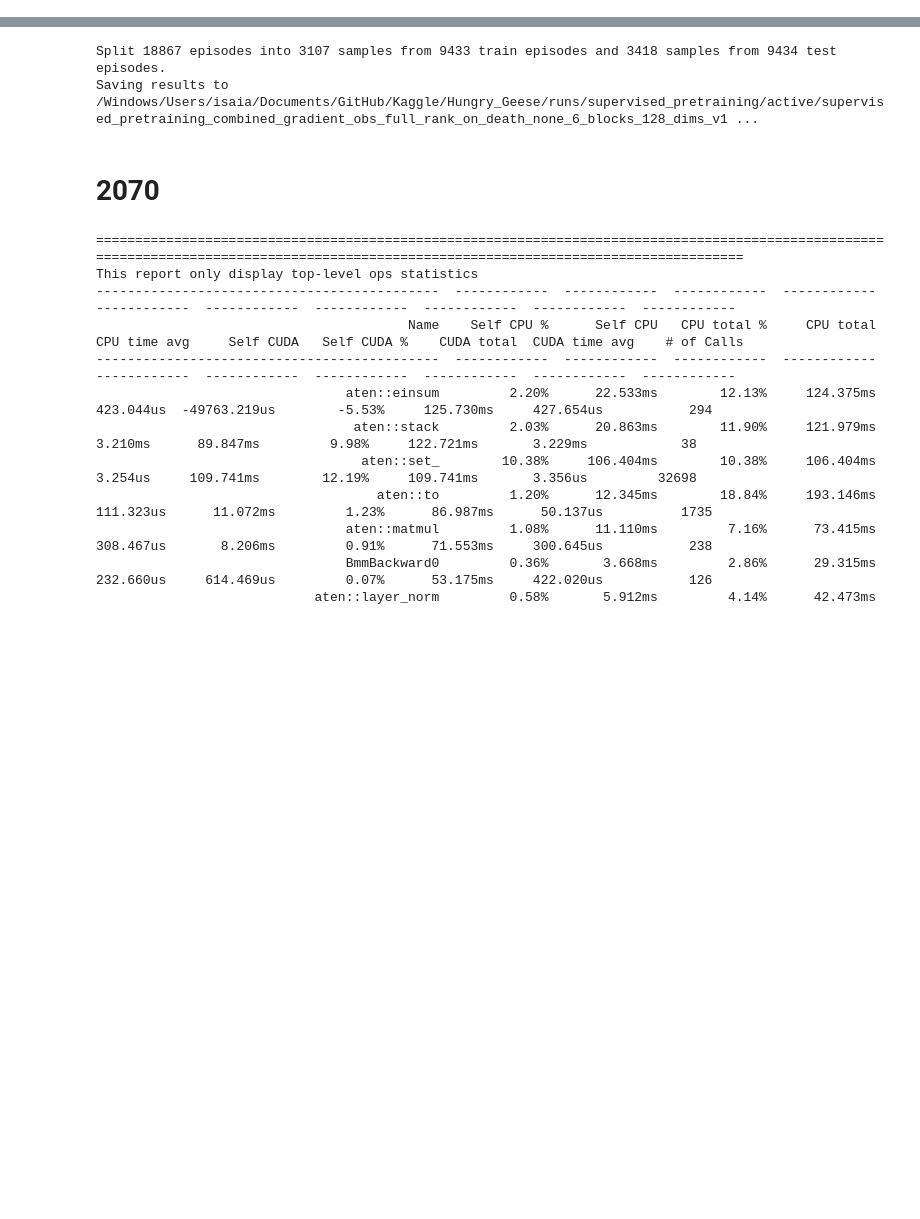
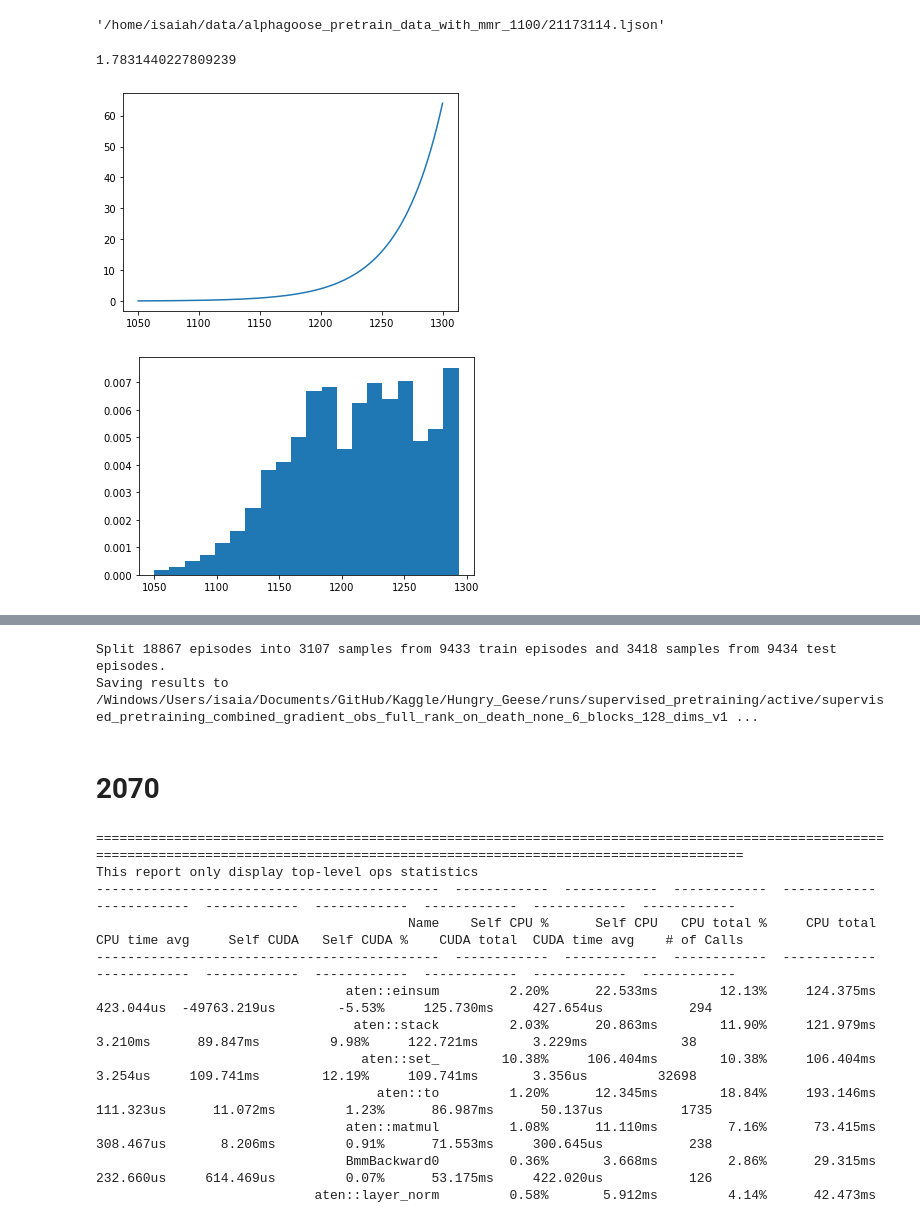
Before and after one commit to IsaiahPressman/Kaggle_Hungry_Geese, a Jupyter notebook: Debugging_and_miscellaneous.ipynb, the cells around one changed output, grey strips where cells are left out. Drawn from its saved outputs; the diff is of its cells as text; code cells hidden in the pictures; blank space fills up the shorter version.

```diff
--- a/Debugging_and_miscellaneous.ipynb
+++ b/Debugging_and_miscellaneous.ipynb
@@ -0,0 +21,11 @@
+# %%
+np.array([str(s) for s in all_files][:100], dtype=np.string_)[0].decode("utf-8")
+# %% [output]
+'/home/isaiah/data/alphagoose_pretrain_data_with_mmr_1100/21173114.ljson'
+# %%
+all_files = list(Path('/home/isaiah/GitHub/Kaggle/Hungry_Geese/episode_scraping/alphagoose_pretrain_data_with_mmr_1050/').glob('*.ljson'))
+mmrs = []
+for filename in tqdm.tqdm(all_files):
+    for a in read_json_lines(filename, 0):
+        mmrs.append(a['mmr'])
+mmrs_orig = mmrs
@@ -0,0 +38,18 @@
+# %%
+np.mean([mmr_to_importance(m) for m in mmrs])
+# %% [output]
+1.7831440227809239
+# %%
+def mmr_to_importance(mmr: float) -> float:
+    mmr_normalized = (mmr - 1150) / 25
+    return 2 ** mmr_normalized
+
+fake_mmrs = np.linspace(1050, 1300, 1000)
+plt.plot(fake_mmrs, [mmr_to_importance(m) for m in fake_mmrs])
+plt.show()
+
+plt.hist(mmrs, weights=[mmr_to_importance(m) for m in mmrs], density=True, bins=20)
+plt.show();
+# %% [output]
+[figure, added]
+[figure, added]
```
Also changed, not shown: parts of 4 cells of this notebook, 12 other files.
